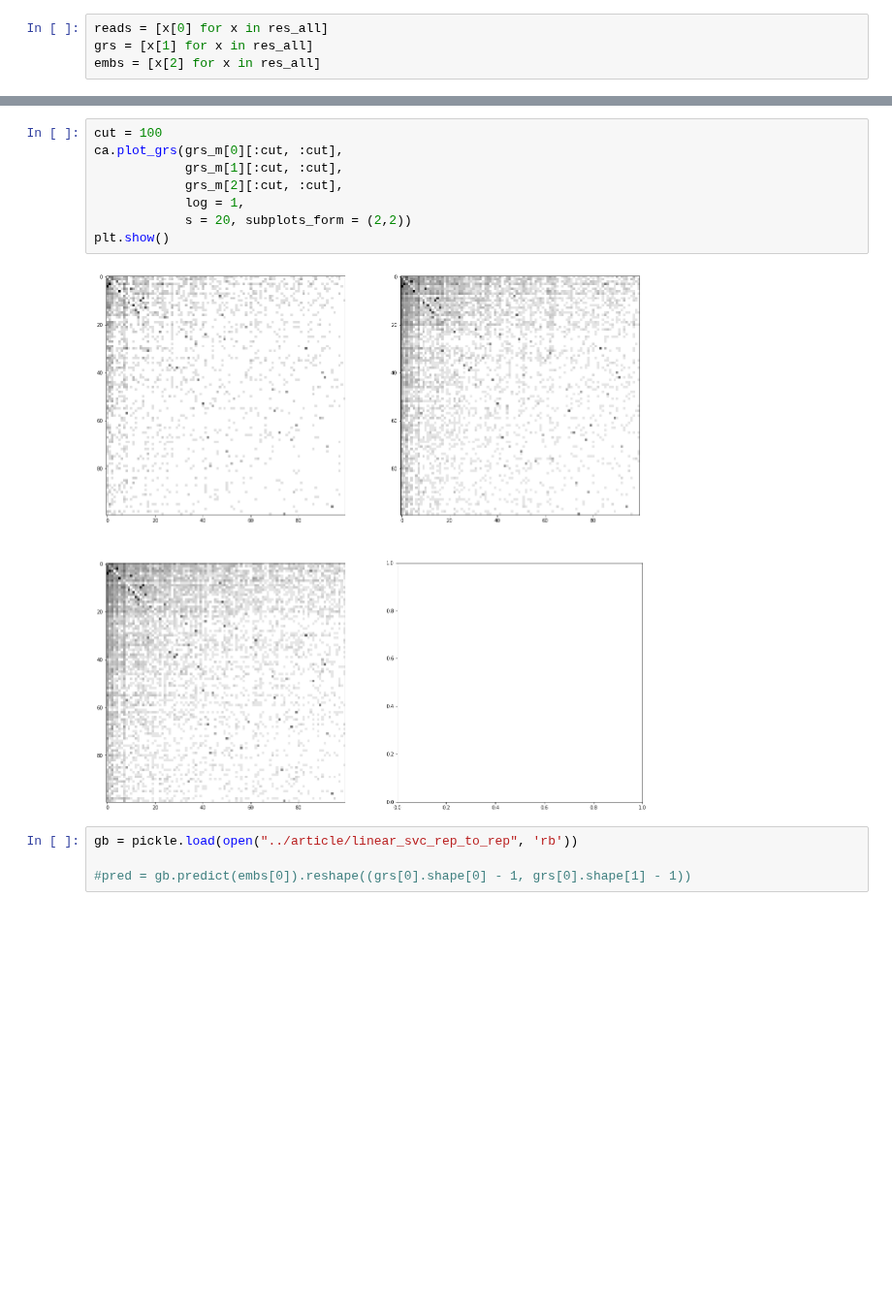
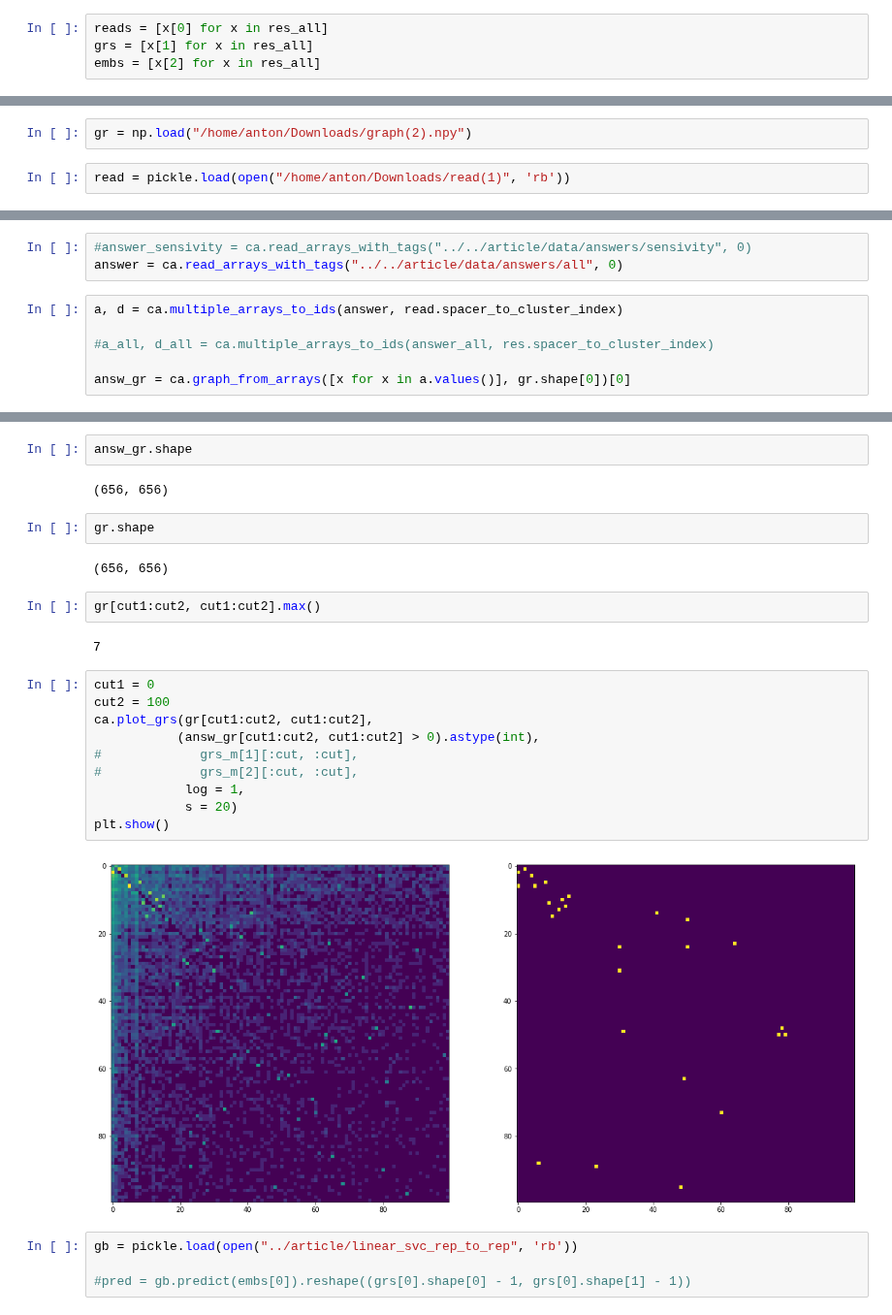
Before and after one commit to rykachevskiy/CRISPR, a Jupyter notebook: environmental/slo.ipynb, the cells around one changed output, grey strips where cells are left out. Shown at 97% size. Drawn from its saved outputs; the diff is of its cells as text; blank space fills up the shorter version.

```diff
--- a/environmental/slo.ipynb
+++ b/environmental/slo.ipynb
@@ -127,0 +102,4 @@ grs_m = [rearange(grs[i], old_to_new[i]) for i in range(3)]
+# %%
+gr = np.load("/home/anton/Downloads/graph(2).npy")
+# %%
+read = pickle.load(open("/home/anton/Downloads/read(1)", 'rb'))
@@ -127,0 +109,9 @@ grs_m = [rearange(grs[i], old_to_new[i]) for i in range(3)]
+# %%
+#answer_sensivity = ca.read_arrays_with_tags("../../article/data/answers/sensivity", 0)
+answer = ca.read_arrays_with_tags("../../article/data/answers/all", 0)
+# %%
+a, d = ca.multiple_arrays_to_ids(answer, read.spacer_to_cluster_index)
+
+#a_all, d_all = ca.multiple_arrays_to_ids(answer_all, res.spacer_to_cluster_index)
+
+answ_gr = ca.graph_from_arrays([x for x in a.values()], gr.shape[0])[0]
@@ -128,13 +160,27 @@ grs_m = [rearange(grs[i], old_to_new[i]) for i in range(3)]
+# %%
+answ_gr.shape
+# %% [output]
+(656, 656)
+# %%
+gr.shape
+# %% [output]
+(656, 656)
+# %%
+gr[cut1:cut2, cut1:cut2].max()
+# %% [output]
+7
 # %%
-cut = 100
-ca.plot_grs(grs_m[0][:cut, :cut],
-            grs_m[1][:cut, :cut],
-            grs_m[2][:cut, :cut],
+cut1 = 0
+cut2 = 100
+ca.plot_grs(gr[cut1:cut2, cut1:cut2],
+           (answ_gr[cut1:cut2, cut1:cut2] > 0).astype(int),
+#             grs_m[1][:cut, :cut],
+#             grs_m[2][:cut, :cut],
             log = 1,
-            s = 20, subplots_form = (2,2))
+            s = 20)
 plt.show()
 # %% [output]
-[figure, old version]
+[figure, new version]
 # %%
 gb = pickle.load(open("../article/linear_svc_rep_to_rep", 'rb'))
 
```
Also changed, not shown: parts of 10 cells of this notebook.
